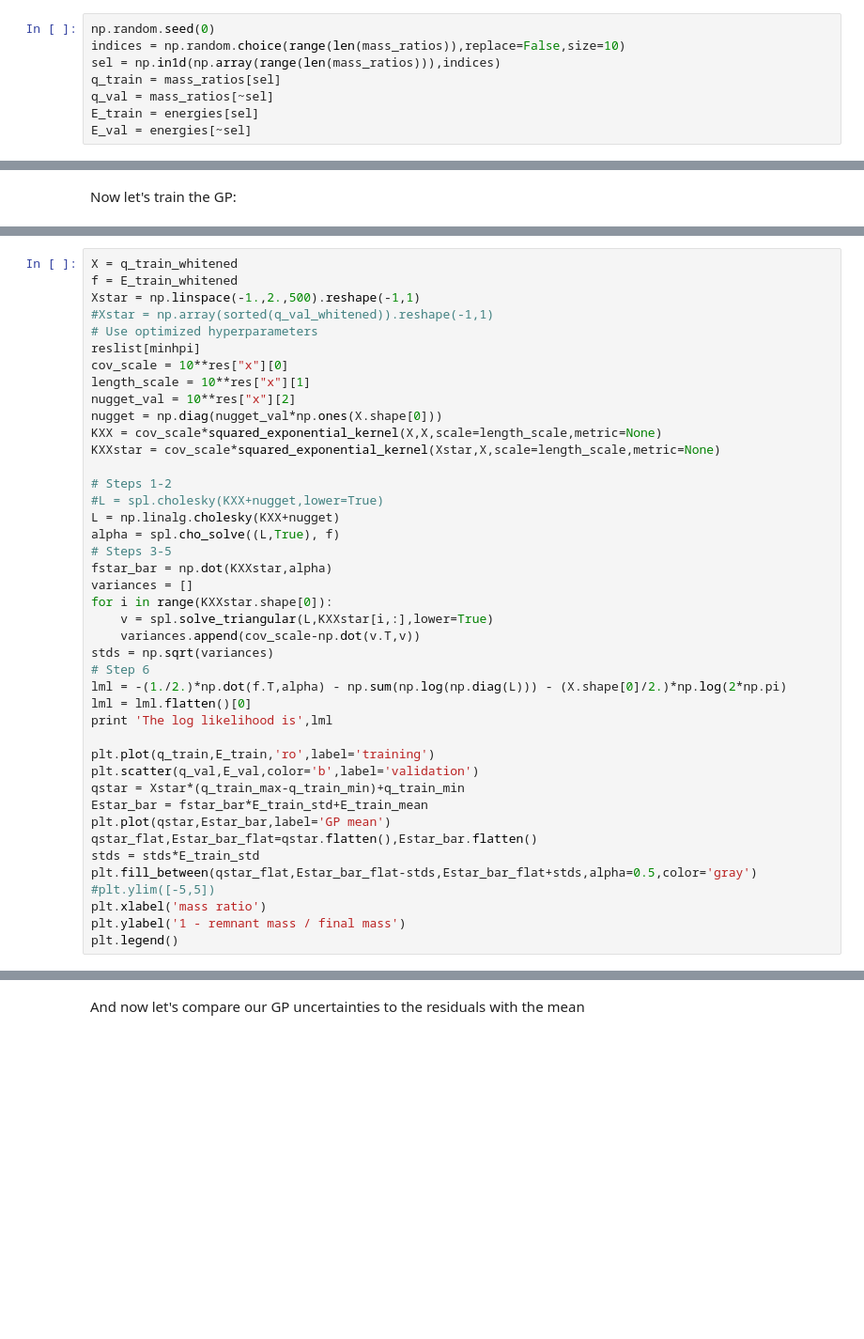
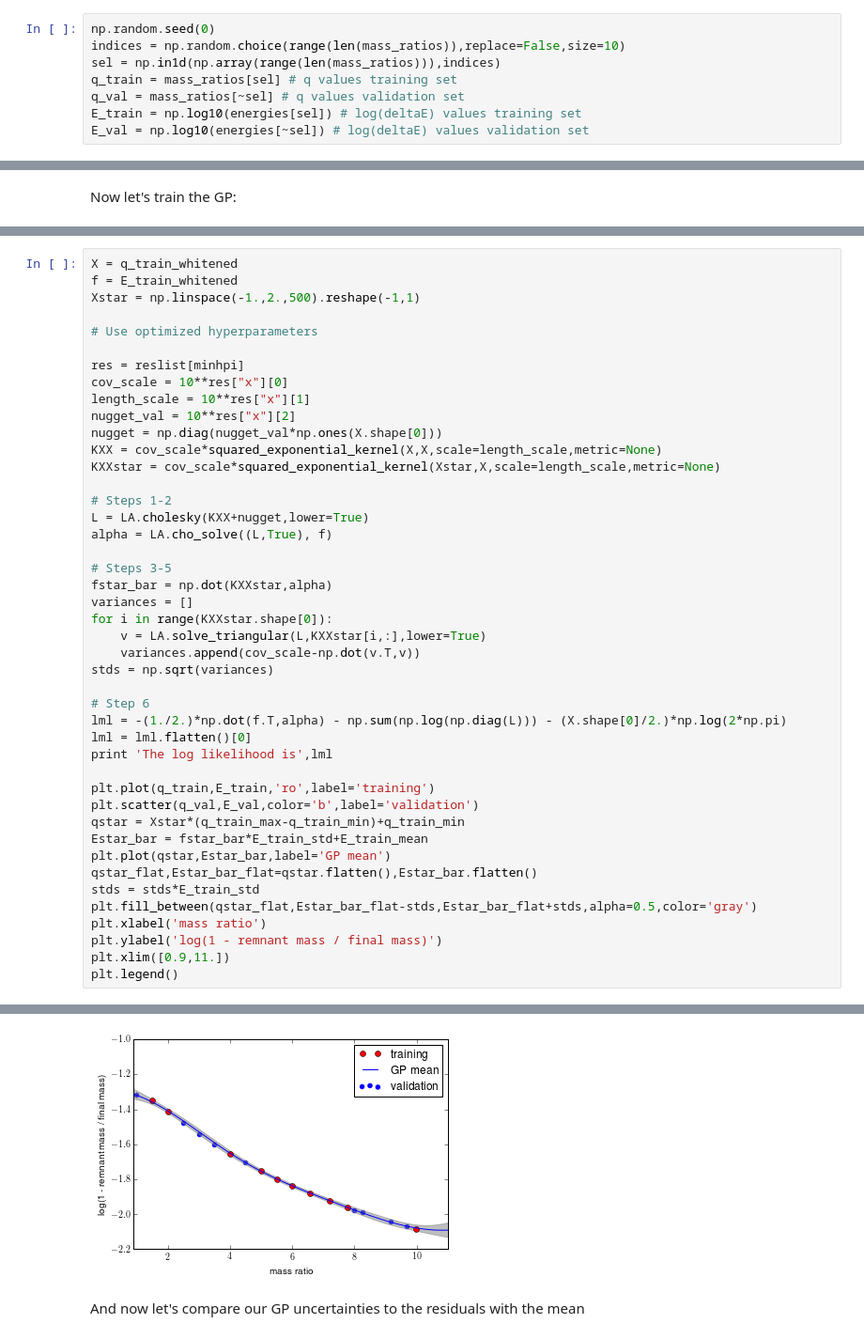
Before and after one commit to stasbabak/GPR_Chris_Zoheyr, a Jupyter notebook: dev/LectureNotes.ipynb, the cells around one changed output, grey strips where cells are left out. Shown at 94% size. Drawn from its saved outputs; the diff is of its cells as text; blank space fills up the shorter version.

```diff
--- a/dev/LectureNotes.ipynb
+++ b/dev/LectureNotes.ipynb
@@ -1134,10 +1190,10 @@ Unsurprisingly, the remnant mass over the initial mass goes to zero as the mass
 np.random.seed(0)
 indices = np.random.choice(range(len(mass_ratios)),replace=False,size=10)
 sel = np.in1d(np.array(range(len(mass_ratios))),indices)
-q_train = mass_ratios[sel]
-q_val = mass_ratios[~sel]
-E_train = energies[sel]
-E_val = energies[~sel]
+q_train = mass_ratios[sel] # q values training set
+q_val = mass_ratios[~sel] # q values validation set
+E_train = np.log10(energies[sel]) # log(deltaE) values training set
+E_val = np.log10(energies[~sel]) # log(deltaE) values validation set
 # %% [markdown]
 Before we interpolate, we should whiten our data by removing the mean and normalizing by the standard deviation.  We can also normalize q_train to be between 0 and 1.  This is a very helpful move in general, because that way we can use the same hyperparameter bounds in all interpolations.
 # %%
@@ -1184,9 +1254,10 @@ print reslist[minhpi]
 X = q_train_whitened
 f = E_train_whitened
 Xstar = np.linspace(-1.,2.,500).reshape(-1,1)
-#Xstar = np.array(sorted(q_val_whitened)).reshape(-1,1)
+
 # Use optimized hyperparameters
-reslist[minhpi]
+
+res = reslist[minhpi]
 cov_scale = 10**res["x"][0]
 length_scale = 10**res["x"][1]
 nugget_val = 10**res["x"][2]
@@ -1195,16 +1266,17 @@ KXX = cov_scale*squared_exponential_kernel(X,X,scale=length_scale,metric=None)
 KXXstar = cov_scale*squared_exponential_kernel(Xstar,X,scale=length_scale,metric=None)
 
 # Steps 1-2
-#L = spl.cholesky(KXX+nugget,lower=True)
-L = np.linalg.cholesky(KXX+nugget)
-alpha = spl.cho_solve((L,True), f)
+L = LA.cholesky(KXX+nugget,lower=True)
+alpha = LA.cho_solve((L,True), f)
+
 # Steps 3-5
 fstar_bar = np.dot(KXXstar,alpha)
 variances = []
 for i in range(KXXstar.shape[0]):
-    v = spl.solve_triangular(L,KXXstar[i,:],lower=True)
+    v = LA.solve_triangular(L,KXXstar[i,:],lower=True)
     variances.append(cov_scale-np.dot(v.T,v))
 stds = np.sqrt(variances)
+
 # Step 6
 lml = -(1./2.)*np.dot(f.T,alpha) - np.sum(np.log(np.diag(L))) - (X.shape[0]/2.)*np.log(2*np.pi)
 lml = lml.flatten()[0]
@@ -1218,7 +1290,8 @@ plt.plot(qstar,Estar_bar,label='GP mean')
 qstar_flat,Estar_bar_flat=qstar.flatten(),Estar_bar.flatten()
 stds = stds*E_train_std
 plt.fill_between(qstar_flat,Estar_bar_flat-stds,Estar_bar_flat+stds,alpha=0.5,color='gray')
-#plt.ylim([-5,5])
 plt.xlabel('mass ratio')
-plt.ylabel('1 - remnant mass / final mass')
+plt.ylabel('log(1 - remnant mass / final mass)')
+plt.xlim([0.9,11.])
 plt.legend()
+# %% [output]
@@ -1225,3 +1300,4 @@ plt.legend()
+[figure, added]
 # %% [markdown]
 And now let's compare our GP uncertainties to the residuals with the mean
 # %%
```
Also changed, not shown: parts of 17 cells of this notebook, 1 other file.
